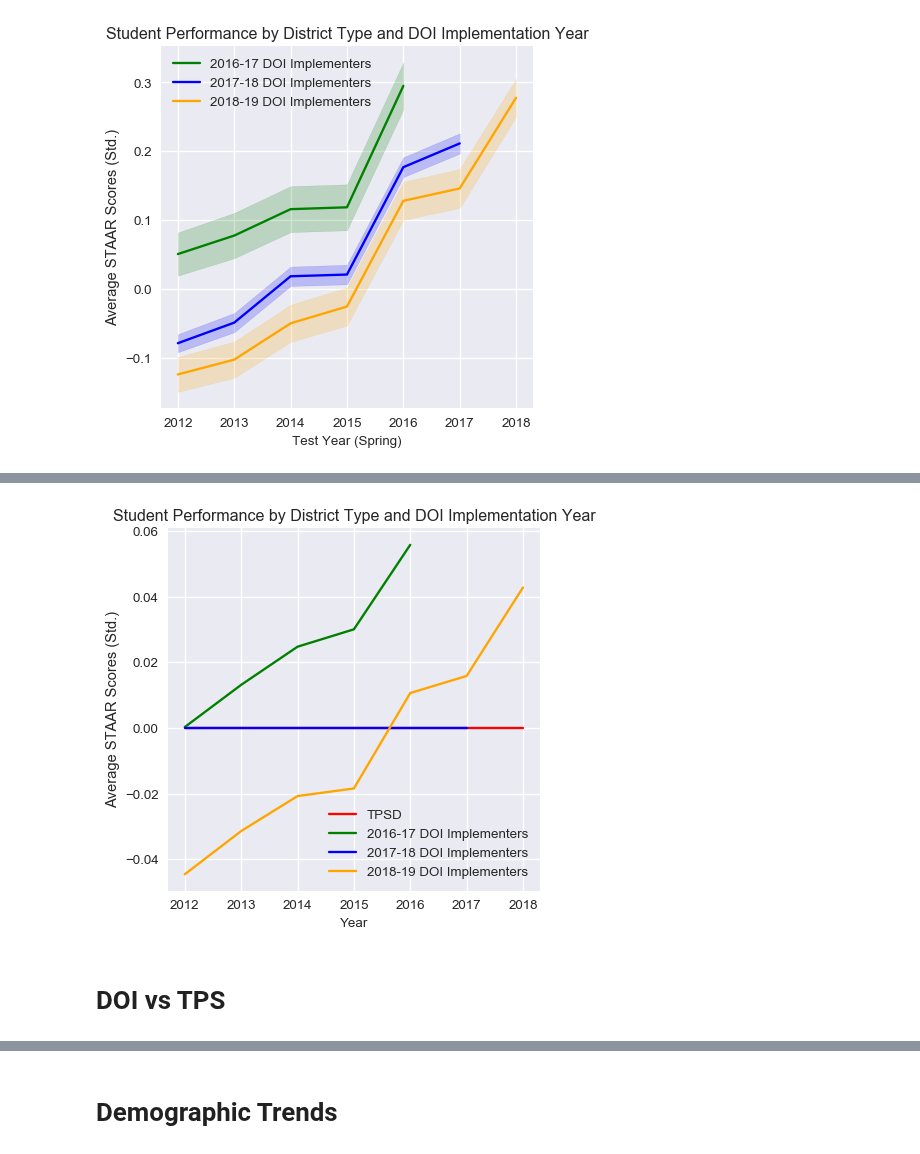
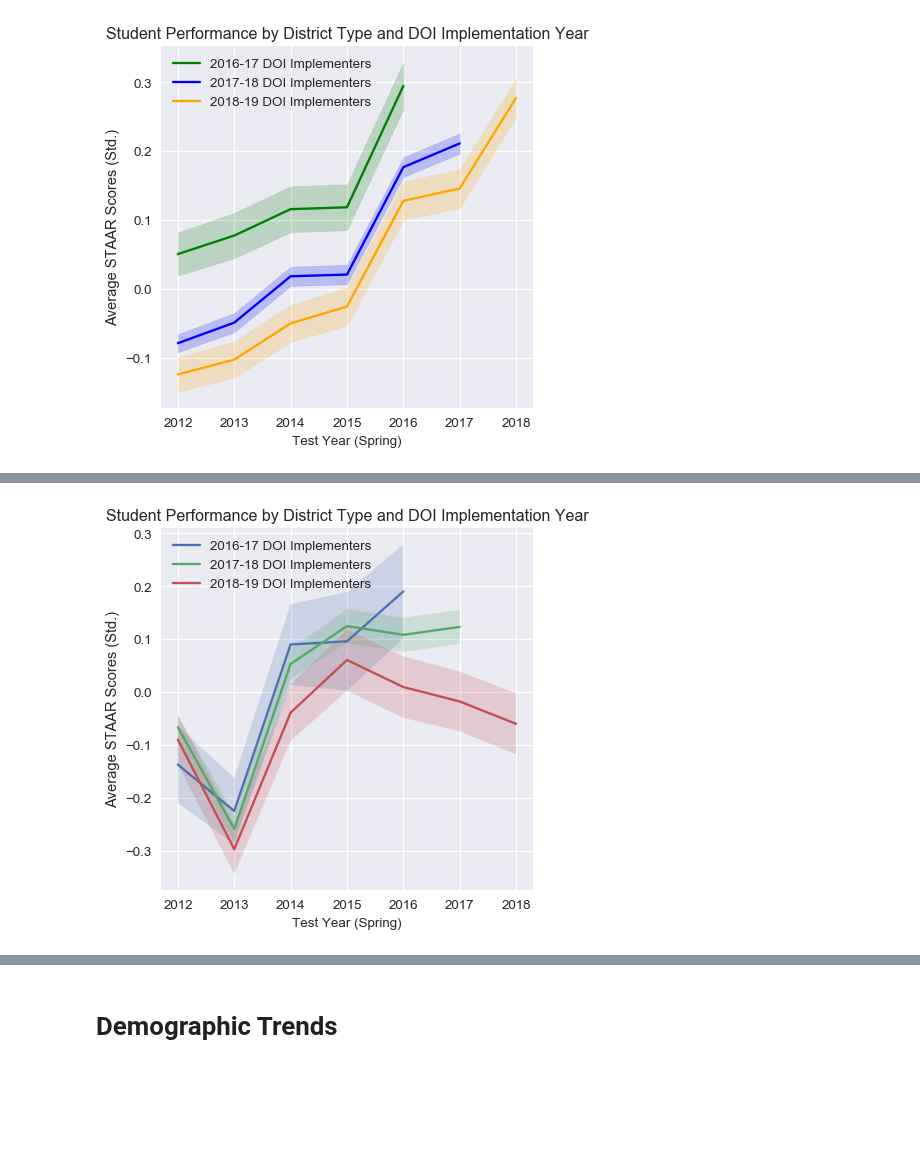
Before and after one commit to KylieLAnglin/dofis, a Jupyter notebook: analysis/Who Needs Rules/04_graphs_trends.ipynb, the cells around one changed output, grey strips where cells are left out. Saved outputs shown, nothing was run; the diff lists cells and outputs as text; code cells hidden in the pictures; blank space fills up the shorter version.

Commit message:
update tables for event study

```diff
--- a/analysis/Who Needs Rules/04_graphs_trends.ipynb
+++ b/analysis/Who Needs Rules/04_graphs_trends.ipynb
@@ -15,7 +15,7 @@ import engarde.decorators as ed
 #from library import test
 # %%
 data_path = '/Users/kylieleblancKylie/domino/dofis/data/'
-table_path = '/Users/kylieleblancKylie/domino/dofis/results/impact/'
+table_path = '/Users/kylieleblancKylie/domino/dofis/results/Who Needs Rules/'
 data = pd.read_csv(os.path.join(data_path, 'clean', 'gdid.csv'),
                   sep=",", low_memory= False)
 #@ed.verify(test.allyearsandtpsd)
@@ -168,0 +135,15 @@ df_control
+# %%
+def create_group_df(df, outcome):
+    df['outcome'] = df[outcome]
+    new_df = pd.DataFrame(df.groupby(['year']).agg({'outcome': ['mean', 'sem']}))
+    new_df = new_df.rename(columns = {'mean': 'score_mean', 'sem': 'score_se'})
+    new_df['ub'] = new_df['outcome']['score_mean'] + new_df['outcome']['score_se']
+    new_df['lb'] = new_df['outcome']['score_mean'] - new_df['outcome']['score_se']
+    return new_df
+# %%
+outcome = 'elem_reading'
+df_treat2016 = create_group_df(data[data.doi_year == 2016], outcome = outcome)
+df_treat2017 = create_group_df(data[data.doi_year == 2017], outcome = outcome)
+df_treat2018 = create_group_df(data[data.doi_year == 2018], outcome = outcome)
+df_charter = create_group_df(data[data.distischarter == 'Y'], outcome = outcome)
+df_treat2016
@@ -168,0 +167,4 @@ df_control
+# %%
+title_labels = {'avescores': 'Average STAR', 'elem_math': 'Elementary Math', 'elem_reading': 'Elementary Reading',
+               'middle_math': 'Middle School Math', 'middle_reading': 'Middle School Reading',
+               'biology': 'Biology', 'algebra': 'Algebra', 'eng1': 'English I'}
@@ -169,27 +218,25 @@ df_control
 # %%
-plt.style.use('seaborn')
 my_dpi=96
 plt.figure(figsize=(480/my_dpi, 480/my_dpi), dpi=my_dpi)
 
 # Pre
-plt.plot(df_control.year, df_control.score_weighted, color = 'red', label = 'TPSD')
-plt.plot(df_treat2016[df_treat2016.year <= 2016].year, df_treat2016[df_treat2016.year <= 2016].score_weighted, color = 'green', label = '2016-17 DOI Implementers')
-plt.plot(df_treat2017[df_treat2017.year <= 2017].year, df_treat2017[df_treat2017.year <= 2017].score_weighted, color = 'blue', label = '2017-18 DOI Implementers')
-plt.plot(df_treat2018[df_treat2018.year <= 2018].year, df_treat2018[df_treat2018.year <= 2018].score_weighted, color = 'orange', label = '2018-19 DOI Implementers')
+plt.plot(list(df_treat2016[df_treat2016.index <= 2016].index), df_treat2016[df_treat2016.index <= 2016]['outcome']['score_mean'], label = '2016-17 DOI Implementers')
+plt.plot(list(df_treat2017[df_treat2017.index <= 2017].index), df_treat2017[df_treat2017.index <= 2017]['outcome']['score_mean'], label = '2017-18 DOI Implementers')
+plt.plot(list(df_treat2018[df_treat2018.index <= 2018].index), df_treat2018[df_treat2018.index <= 2018]['outcome']['score_mean'], label = '2018-19 DOI Implementers')
 
 plt.legend()
 
+plt.fill_between(list(df_treat2016[df_treat2016.index <= 2016].index), df_treat2016[df_treat2016.index <= 2016].lb, df_treat2016[df_treat2016.index <= 2016].ub, alpha = .2)
+plt.fill_between(list(df_treat2017[df_treat2017.index <= 2017].index), df_treat2017[df_treat2017.index <= 2017].lb, df_treat2017[df_treat2017.index <= 2017].ub, alpha = .2)
+plt.fill_between(list(df_treat2018[df_treat2018.index <= 2018].index), df_treat2018[df_treat2018.index <= 2018].lb, df_treat2018[df_treat2018.index <= 2018].ub, alpha = .2)
 
 
 plt.ylabel('Average STAAR Scores (Std.)')
 plt.title('Student Performance by District Type and DOI Implementation Year')
-plt.xlabel('Year', size = 'medium')
+plt.xlabel('Test Year (Spring)', size = 'medium')
 
-#plt.savefig(table_path + 'CITS.png', bbox_inches="tight")
+plt.savefig(table_path + 'parallel_trends_by_adoption' + outcome + '.png', bbox_inches="tight")
 
 plt.show()
-#TODO: WTF the trends and scale
 # %% [output]
-[figure, old version]
+[figure, new version]
-# %% [markdown]
-# DOI vs TPS
```
Also changed, not shown: parts of 16 cells of this notebook, 4 other files.
